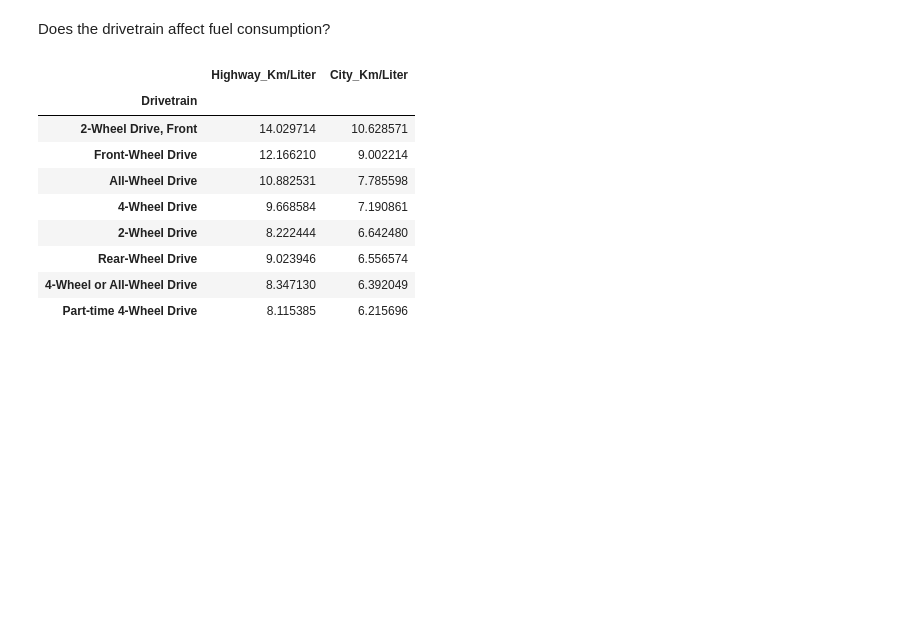
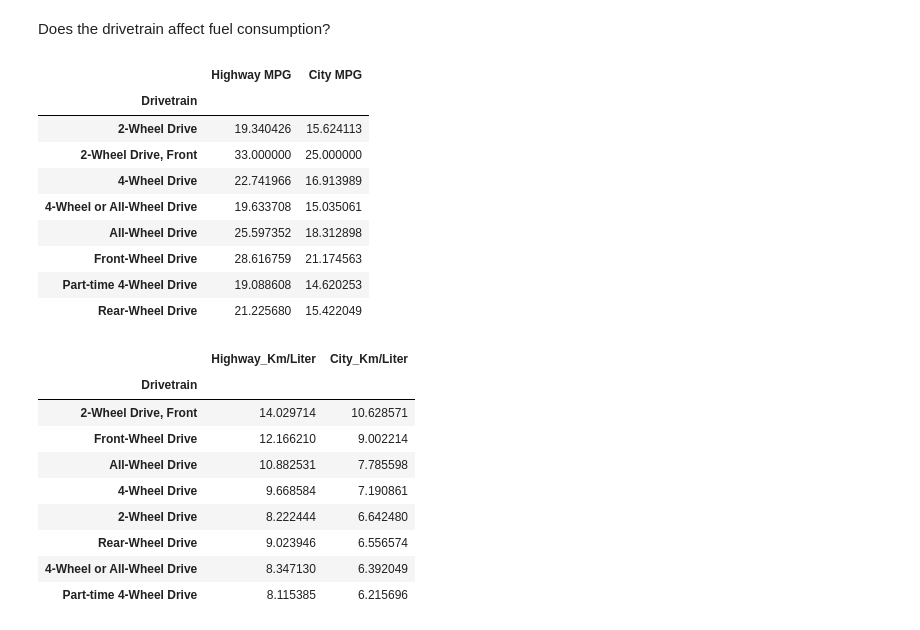
Before and after one commit to nayannaik/ironhack-lab, a Jupyter notebook: week 2/Lab_Pandas_Grouping_Data_Vehicles.ipynb, the cells around one changed output. Drawn from its saved outputs; the diff is of its cells as text; code cells hidden in the pictures; blank space fills up the shorter version.

```diff
--- a/week 2/Lab_Pandas_Grouping_Data_Vehicles.ipynb
+++ b/week 2/Lab_Pandas_Grouping_Data_Vehicles.ipynb
@@ -189,6 +191,19 @@ Name: CO2 Emission Grams/Mile, Length: 127, dtype: int64
 488 rows × 1 columns
 # %% [markdown]
 Does the drivetrain affect fuel consumption?
+# %%
+cars.groupby('Drivetrain')['Highway MPG', 'City MPG'].mean()
+# %% [output]
+|  | Highway MPG | City MPG |
+| Drivetrain |  |  |
+| 2-Wheel Drive | 19.340426 | 15.624113 |
+| 2-Wheel Drive, Front | 33.000000 | 25.000000 |
+| 4-Wheel Drive | 22.741966 | 16.913989 |
+| 4-Wheel or All-Wheel Drive | 19.633708 | 15.035061 |
+| All-Wheel Drive | 25.597352 | 18.312898 |
+| Front-Wheel Drive | 28.616759 | 21.174563 |
+| Part-time 4-Wheel Drive | 19.088608 | 14.620253 |
+| Rear-Wheel Drive | 21.225680 | 15.422049 |
 # %%
 ## Your Code here
 # %% [output]
```
Also changed, not shown: parts of 14 cells of this notebook, 8 other files.
